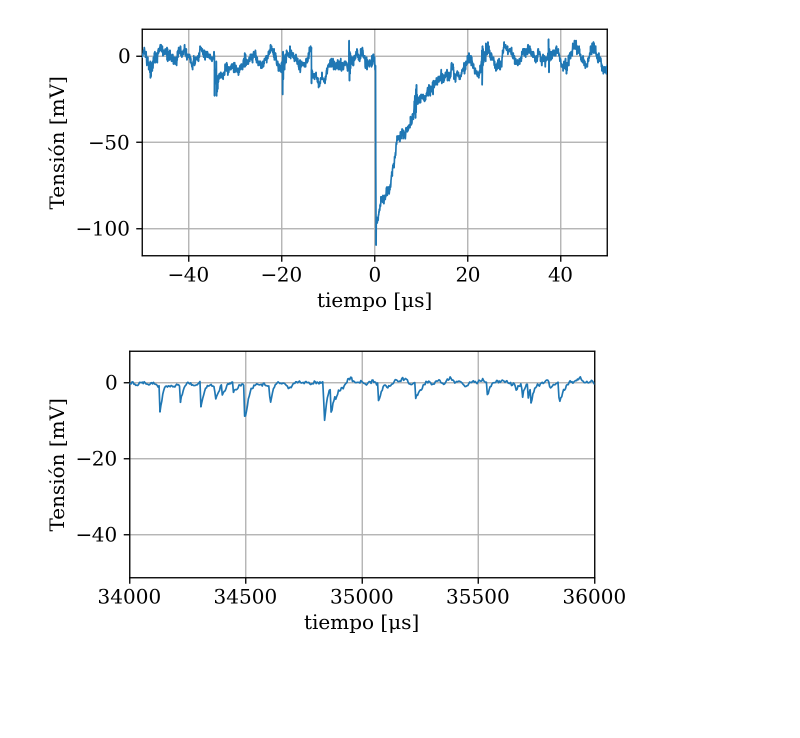
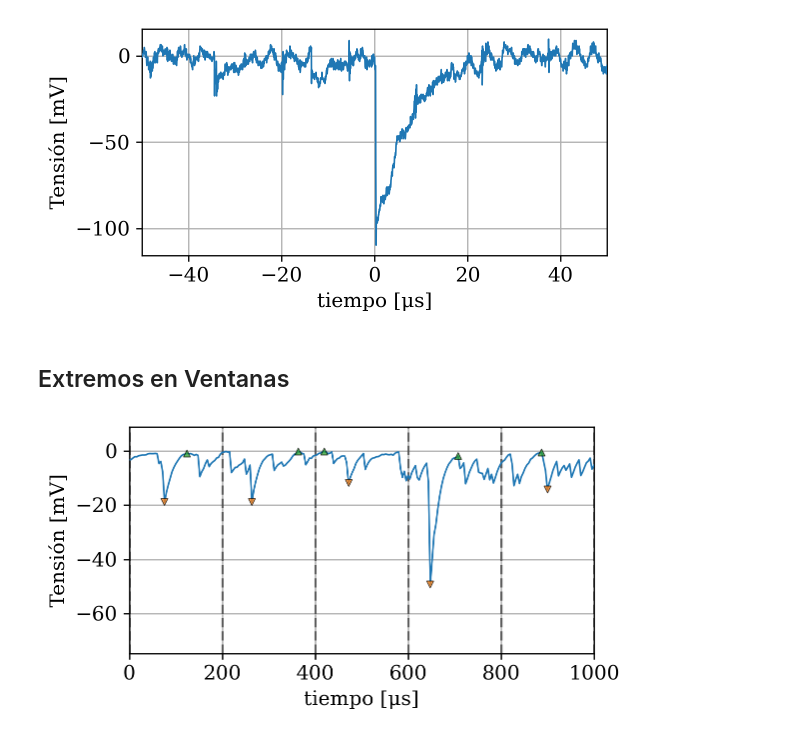
Before and after one commit to agustinbrusco/Laboratorio5, a Jupyter notebook: Datos y código - Práctica 3/plots_charla.ipynb, the cells around one changed output. Drawn from its saved outputs; the diff is of its cells as text; code cells hidden in the pictures; blank space fills up the shorter version.

Commit message:
plots de la charla

```diff
--- a/Datos y código - Práctica 3/plots_charla.ipynb
+++ b/Datos y código - Práctica 3/plots_charla.ipynb
@@ -52,37 +66,53 @@ plt.ylabel(r"Tensión [mV]")
 plt.show()
 # %% [output]
 [figure]
+# %% [markdown]
+## Extremos en Ventanas
 # %%
 # Leer una tanda guardada:
-config = "c"  # Estado del instrumental al medir
+config = "d"  # Estado del instrumental al medir
 tension = 1050  # Tensión en la fuente del fotomultiplicador
 angulo = 230  # Ángulo relativo entre polarizadores a la salida del láser
 freq = 250e3  # Hz
 max_val = 50e-3  # V
 min_val = -150e-3  # V
 modo = "sample"  # Modo del osciloscopio: "fpeaks" para find peaks y "sample" para sampleo
 tiempo, channel = np.load(f"DAQ_10s_{max_val*1e3:.0f}_{min_val*1e3:.0f}/"
                            + f"{modo}_f{freq*1e-3:.0f}k_a{angulo}_t{tension}_{config}.npy")  # s, V
 v_res = 1.05*(max_val - min_val)/(2**16)  # V
-t_res = 1/250e3  # s
+t_res = 1/freq  # s
 
-x = tiempo*1e6  # μs
+t_inicial = 0.44  # s
+t_final = 0.441  # s
+
+
+x = (tiempo - t_inicial)*1e6  # μs
 dx = t_res/2*1e6  # μs
 y = channel*1e3  # mV
 dy = v_res/2*1e3  # mV
+
+dt = 200  # μs
+px, py = ut.get_peaks(x, y, int(dt*freq*1e-6))
 
 fig, ax = plt.subplots(1, 1, figsize=(5, 2.5))
 ax.patch.set_alpha(0)
 # plt.errorbar(x, y, xerr=dx, yerr=dy,
 #              fmt=".-", lw=0.5, ms=4, mec="k", mew=0.5,
 #              ecolor="k", capsize=2, alpha=0.5, zorder=10)
 plt.plot(x, y, "-", lw=1,
         #  ms=4, mec="k", mew=0.25,
          alpha=1, zorder=10)
-i = 17
-plt.xlim(i*2000, (i+1)*2000)
+plt.plot(px[:px.size//2], py[:px.size//2],
+         "v", ms=4, mec="k", mew=0.5,
+         alpha=0.75, zorder=10)
+plt.plot(px[px.size//2:], py[px.size//2:],
+         "^", ms=4, mec="k", mew=0.5,
+         alpha=0.75, zorder=10)
+for intervalo in np.arange(0, (t_final - t_inicial)*1e6, dt):  # μs
+        plt.axvline(intervalo, ls="--", c='k', alpha=0.5)
+plt.xlim(0, (t_final - t_inicial)*1e6)
 plt.xlabel(r"tiempo [μs]")
 plt.ylabel(r"Tensión [mV]")
 plt.show()
 # %% [output]
-[figure, old version]
+[figure, new version]
```
Also changed, not shown: parts of 15 cells of this notebook.
